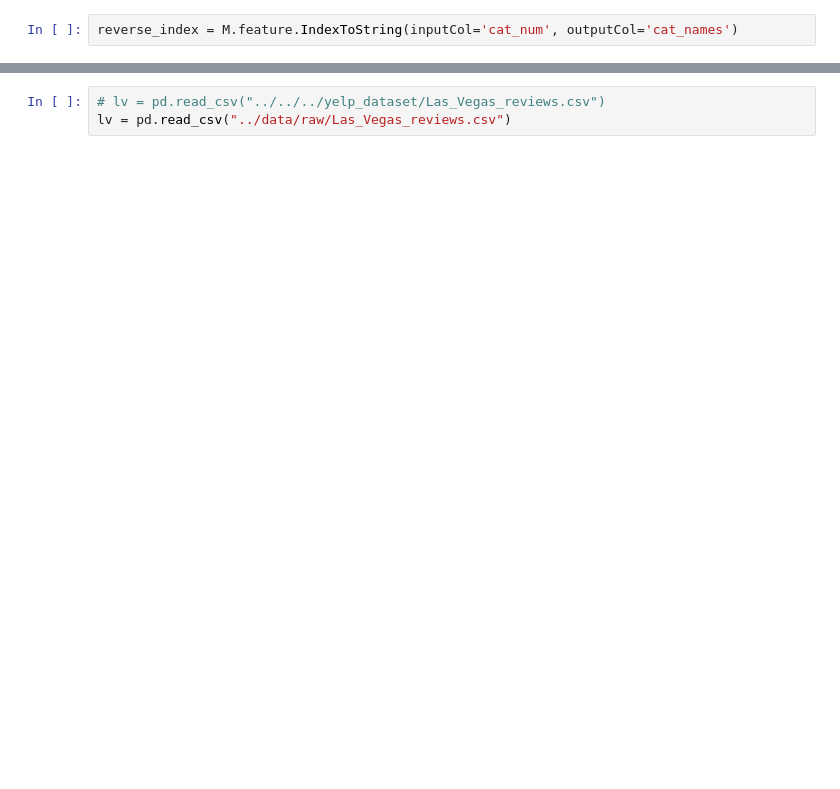
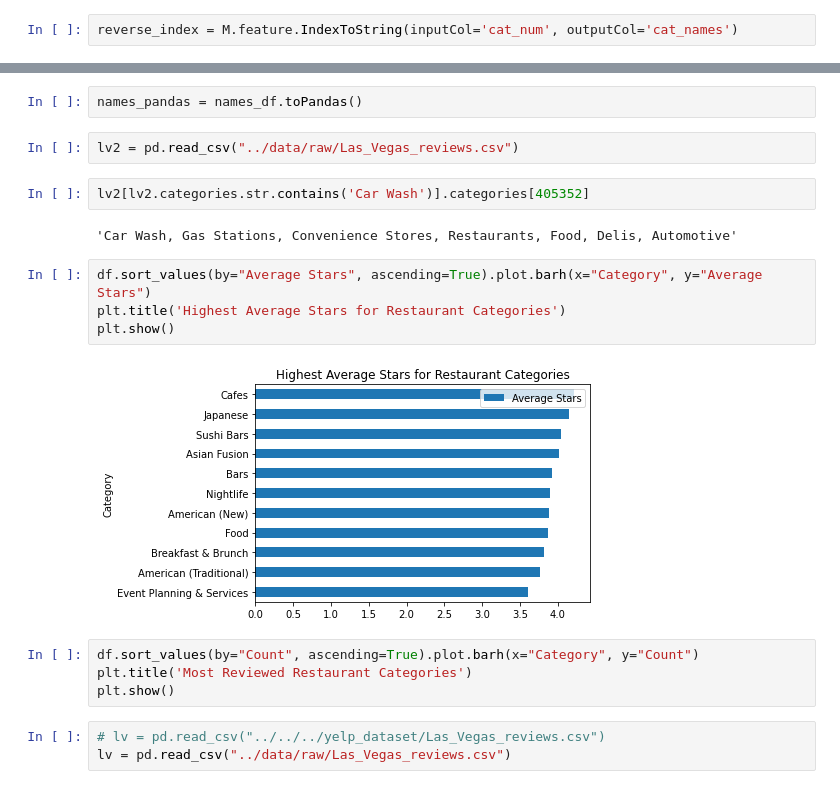
Before and after one commit to Lannnnnnn/LA-Restaurant-recommend, a Jupyter notebook: notebooks/lasvegas_restaurant_eda.ipynb, the cells around one changed output, grey strips where cells are left out. Saved outputs shown, nothing was run; the diff lists cells and outputs as text; blank space fills up the shorter version.

```diff
--- a/notebooks/lasvegas_restaurant_eda.ipynb
+++ b/notebooks/lasvegas_restaurant_eda.ipynb
@@ -58,3 +83,21 @@ df.plot.barh(x="Category", y="Count")
+# %%
+names_pandas = names_df.toPandas()
+# %%
+lv2 = pd.read_csv("../data/raw/Las_Vegas_reviews.csv")
+# %%
+lv2[lv2.categories.str.contains('Car Wash')].categories[405352]
+# %% [output]
+'Car Wash, Gas Stations, Convenience Stores, Restaurants, Food, Delis, Automotive'
+# %%
+df.sort_values(by="Average Stars", ascending=True).plot.barh(x="Category", y="Average Stars")
+plt.title('Highest Average Stars for Restaurant Categories')
+plt.show()
+# %% [output]
+[figure, added]
+# %%
+df.sort_values(by="Count", ascending=True).plot.barh(x="Category", y="Count")
+plt.title('Most Reviewed Restaurant Categories')
+plt.show()
 # %%
 # lv = pd.read_csv("../../../yelp_dataset/Las_Vegas_reviews.csv")
 lv = pd.read_csv("../data/raw/Las_Vegas_reviews.csv")
```
Also changed, not shown: parts of 22 cells of this notebook, 1 other file.
